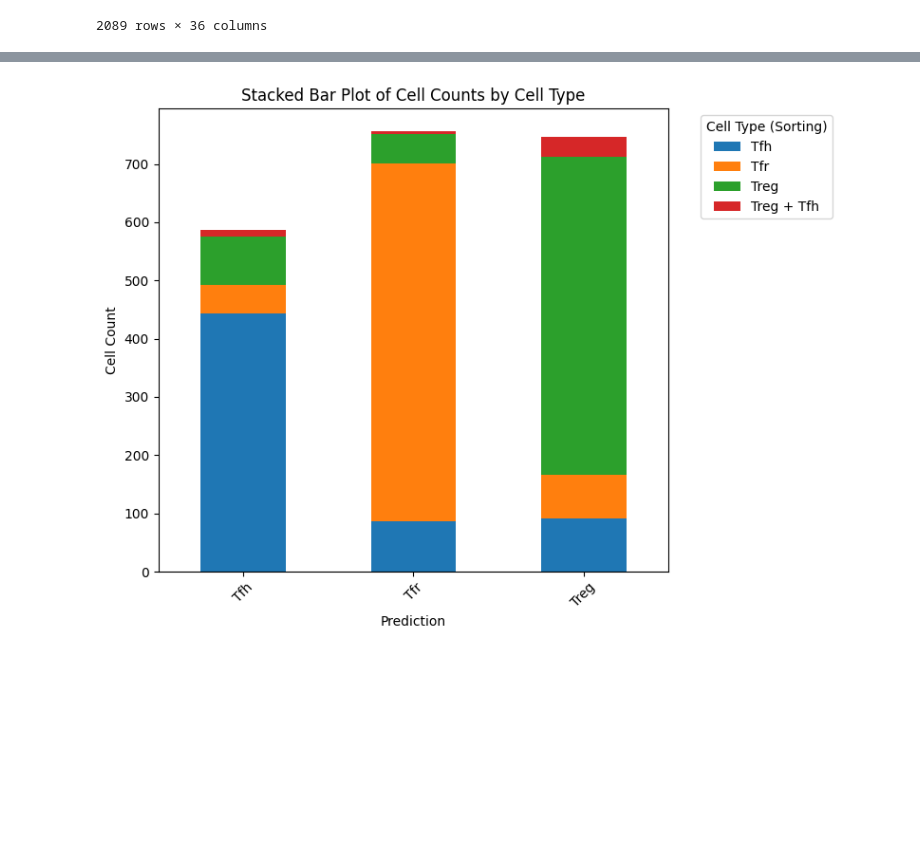
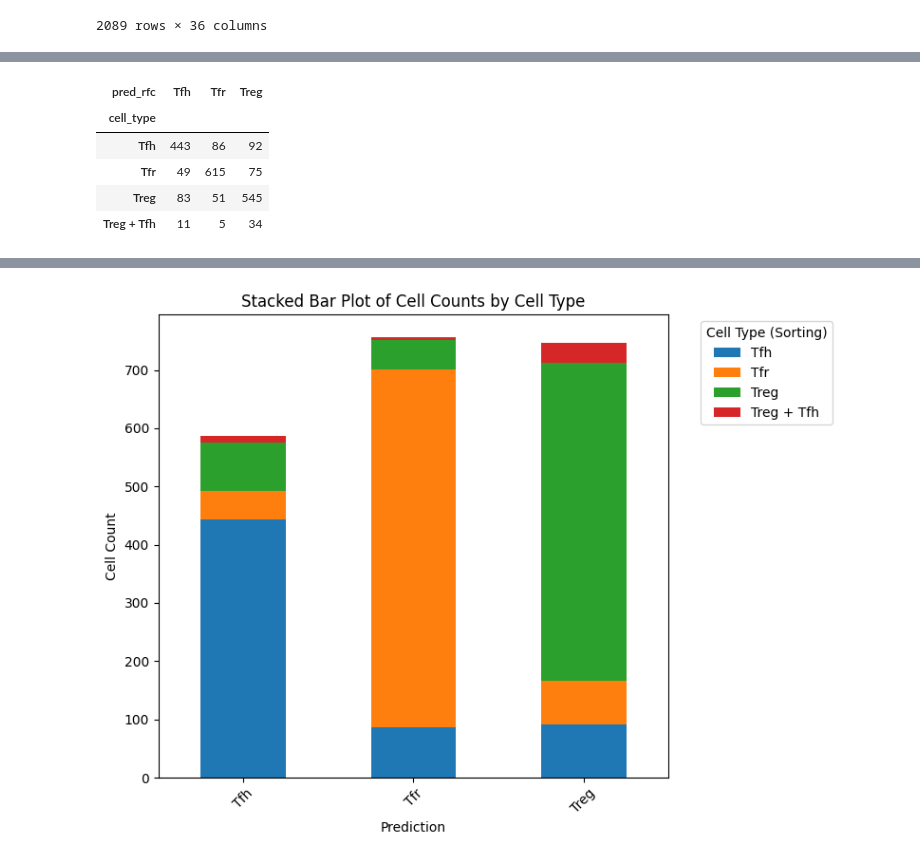
Before and after one commit to mbvasques/Tfr-Tfh-Treg, a Jupyter notebook: analysis/model_classifier.ipynb, the cells around one changed output, grey strips where cells are left out. Saved outputs shown, nothing was run; the diff lists cells and outputs as text; code cells hidden in the pictures; blank space fills up the shorter version.

```diff
--- a/analysis/model_classifier.ipynb
+++ b/analysis/model_classifier.ipynb
@@ -843,0 +864,9 @@ meta_cc = pd.read_csv("analysis/model_classifier/new/meta_cellcycle_predictions.
+# %%
+pd.crosstab(sort, pred_rfc)
+# %% [output]
+| pred_rfc | Tfh | Tfr | Treg |
+| cell_type |  |  |  |
+| Tfh | 443 | 86 | 92 |
+| Tfr | 49 | 615 | 75 |
+| Treg | 83 | 51 | 545 |
+| Treg + Tfh | 11 | 5 | 34 |
```
Also changed, not shown: parts of 10 cells of this notebook.
